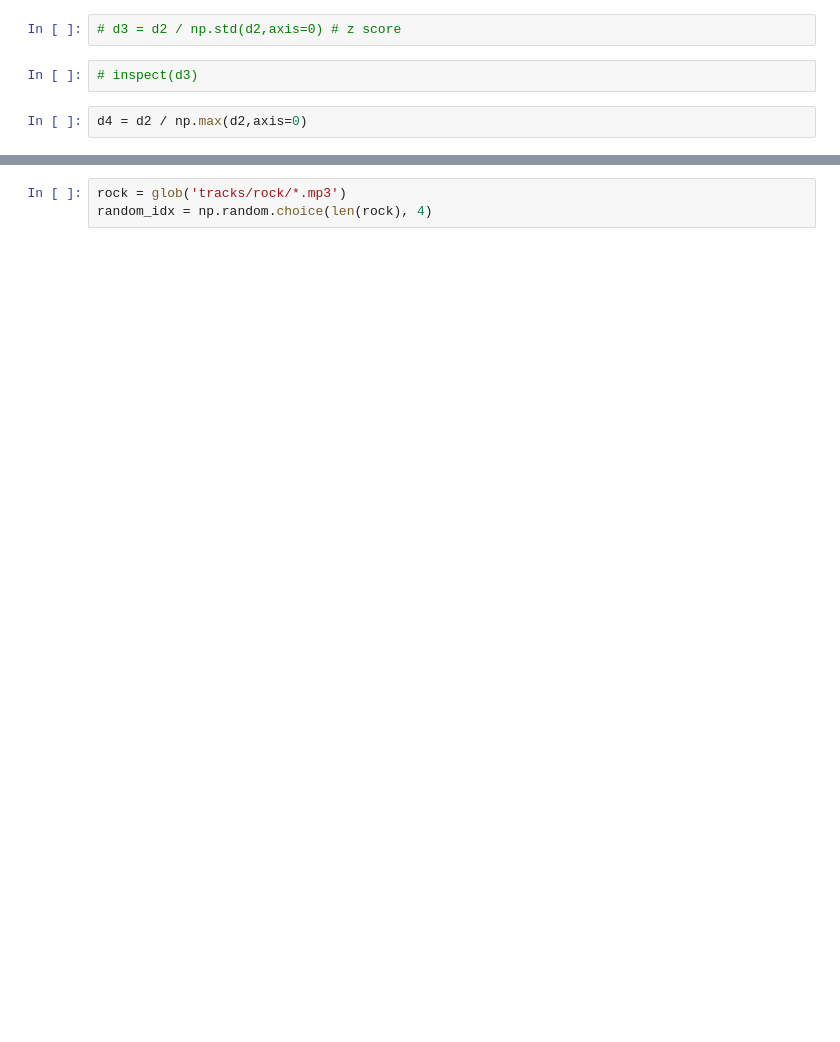
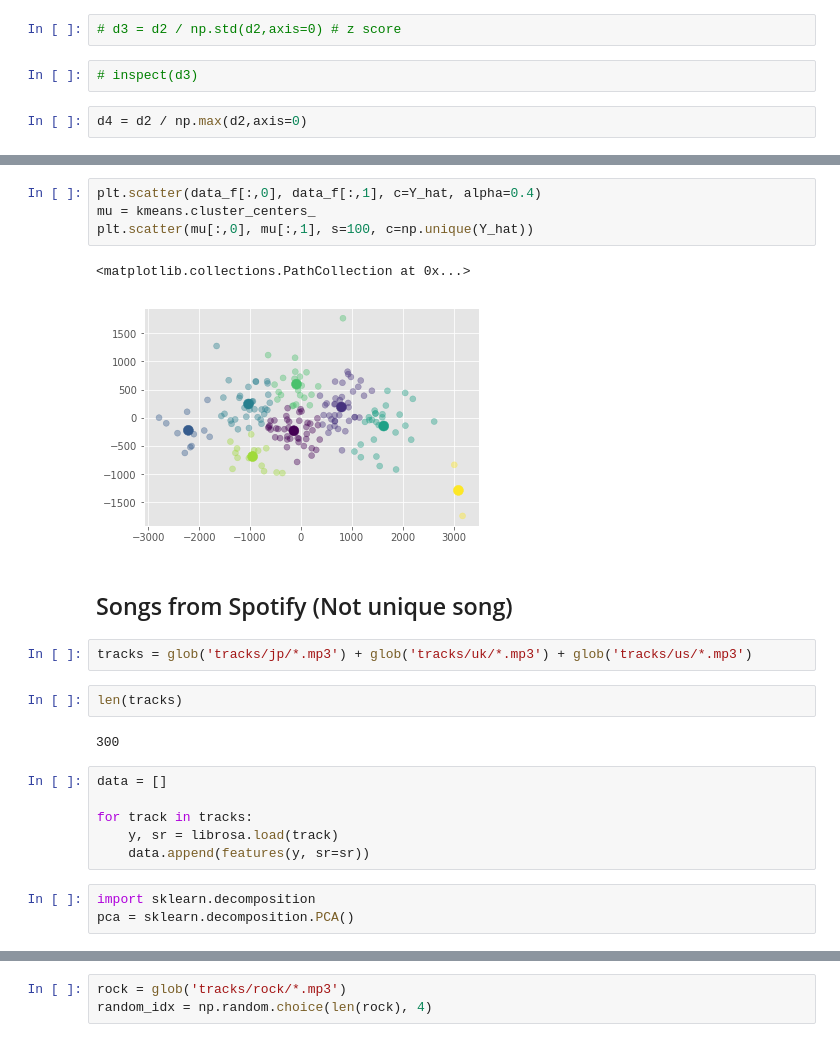
Before and after one commit to terabyte-tb/music-sympathy, a Jupyter notebook: final-presentation.ipynb, the cells around one changed output, grey strips where cells are left out. Drawn from its saved outputs; the diff is of its cells as text; blank space fills up the shorter version.

```diff
--- a/final-presentation.ipynb
+++ b/final-presentation.ipynb
@@ -204,0 +245,24 @@ inspect(d4)
+# %%
+plt.scatter(data_f[:,0], data_f[:,1], c=Y_hat, alpha=0.4)
+mu = kmeans.cluster_centers_
+plt.scatter(mu[:,0], mu[:,1], s=100, c=np.unique(Y_hat))
+# %% [output]
+<matplotlib.collections.PathCollection at 0x...>
+[figure, added]
+# %% [markdown]
+## Songs from Spotify (Not unique song)
+# %%
+tracks = glob('tracks/jp/*.mp3') + glob('tracks/uk/*.mp3') + glob('tracks/us/*.mp3')
+# %%
+len(tracks)
+# %% [output]
+300
+# %%
+data = []
+
+for track in tracks:
+    y, sr = librosa.load(track)
+    data.append(features(y, sr=sr))
+# %%
+import sklearn.decomposition
+pca = sklearn.decomposition.PCA()
```
Also changed, not shown: parts of 40 cells of this notebook.
